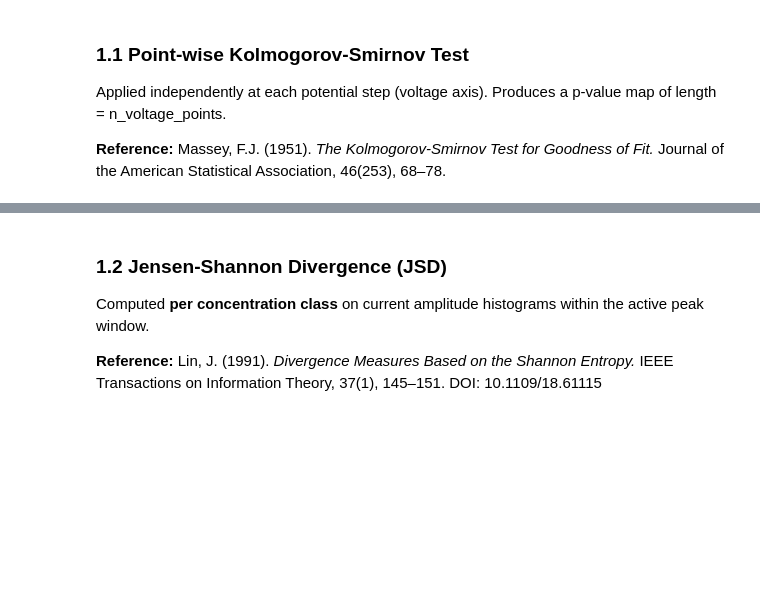
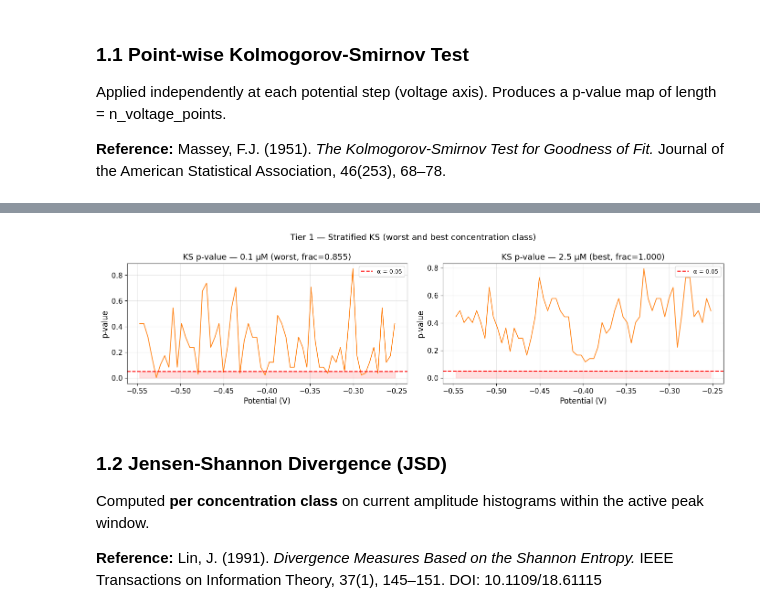
Before and after one commit to sorigh/pyocyanin-data-aug, a Jupyter notebook: validation_gate_modified.ipynb, the cells around one changed output, grey strips where cells are left out. Saved outputs shown, nothing was run; the diff lists cells and outputs as text; code cells hidden in the pictures; blank space fills up the shorter version.

Commit message:
tier 1 fix: grouping by concentration

```diff
--- a/validation_gate_modified.ipynb
+++ b/validation_gate_modified.ipynb
@@ -489,0 +492,71 @@ Point-wise KS Test:
+# %%
+def compute_stratified_ks(X_r_by_class, X_s_by_class):
+    """
+    Concentration-stratified point-wise KS test (Fix 5).
+
+    For each real concentration class:
+      - Computes KS p-value at each peak-window voltage step
+      - Reports the fraction of steps with p > 0.05
+
+    Returns
+    -------
+    per_class : dict  {c: {'frac_pass': float, 'ks_stats': array, 'p_values': array}}
+    mean_frac : float  mean pass fraction across classes (primary scalar)
+    min_frac  : float  worst-case class pass fraction
+    """
+    per_class = {}
+    for c, Xr_n in sorted(X_r_by_class.items()):
+        Xs_n = X_s_by_class.get(c)
+        if Xs_n is None or len(Xs_n) < 2 or len(Xr_n) < 2:
+            continue
+        n_pts    = Xr_n.shape[1]
+        ks_stats = np.zeros(n_pts)
+        p_values = np.zeros(n_pts)
+        for j in range(n_pts):
+            stat, pval   = ks_2samp(Xr_n[:, j], Xs_n[:, j])
+            ks_stats[j]  = stat
+            p_values[j]  = pval
+        per_class[c] = {
+            'frac_pass': float(np.mean(p_values > 0.05)),
+            'ks_stats' : ks_stats,
+            'p_values' : p_values,
+        }
+    mean_frac = float(np.mean([v['frac_pass'] for v in per_class.values()]))
+    min_frac  = float(np.min( [v['frac_pass'] for v in per_class.values()]))
+    return per_class, mean_frac, min_frac
+
+
+ks_per_class, ks_mean_frac, ks_min_frac = compute_stratified_ks(
+    X_r_pk_norm_by_class, X_s_pk_norm_by_class)
+
+TIER1_KS_PASS = (ks_mean_frac >= 0.90)
+
+print("Concentration-Stratified Point-wise KS Test:")
+print(f"  {'Conc (µM)':<12} {'n_real':>6} {'n_synth':>8} {'KS_frac':>9}")
+print(f"  {'-'*40}")
+for c, res in sorted(ks_per_class.items()):
+    nr = (y_real == c).sum()
+    ns = (y_synth_binned == c).sum()
+    flag = '✅' if res['frac_pass'] >= 0.90 else ('⚠️' if res['frac_pass'] >= 0.75 else '❌')
+    print(f"  {c:<12.3f} {nr:>6} {ns:>8}  {res['frac_pass']:>8.3f}  {flag}")
+print(f"  {'-'*40}")
+print(f"  Mean KS pass fraction : {ks_mean_frac:.3f}  (threshold ≥ 0.90)")
+print(f"  Min  KS pass fraction : {ks_min_frac:.3f}  (worst class)")
+print(f"  Status: {'✅ PASS' if TIER1_KS_PASS else '❌ FAIL'}")
+
+# ── Diagnostic plot: worst and best class ────────────────────────────────────
+E_pk = E[peak_mask]
+worst_c  = min(ks_per_class, key=lambda c: ks_per_class[c]['frac_pass'])
+best_c   = max(ks_per_class, key=lambda c: ks_per_class[c]['frac_pass'])
+
+fig, axes = plt.subplots(1, 2, figsize=(14, 4))
+for ax, c, label in [(axes[0], worst_c, 'worst'), (axes[1], best_c, 'best')]:
+    ax.plot(E_pk, ks_per_class[c]['p_values'], color=SYNTH_COLOR, linewidth=1.2)
+    ax.axhline(0.05, color='red', linestyle='--', label='α = 0.05')
+    ax.fill_between(E_pk, 0, 0.05, alpha=0.12, color='red')
+    ax.set_xlabel('Potential (V)'); ax.set_ylabel('p-value')
+    ax.set_title(f'KS p-value — {c} µM ({label}, frac={ks_per_class[c]["frac_pass"]:.3f})')
+    ax.legend(fontsize=9)
+plt.suptitle('Tier 1 — Stratified KS (worst and best concentration class)')
+plt.tight_layout(); plt.show()
+# %% [output]
@@ -490,3 +582,4 @@ Point-wise KS Test:
+[figure, added]
 # %% [markdown]
 ### 1.2 Jensen-Shannon Divergence (JSD)
 
```
Also changed, not shown: parts of 16 cells of this notebook.
